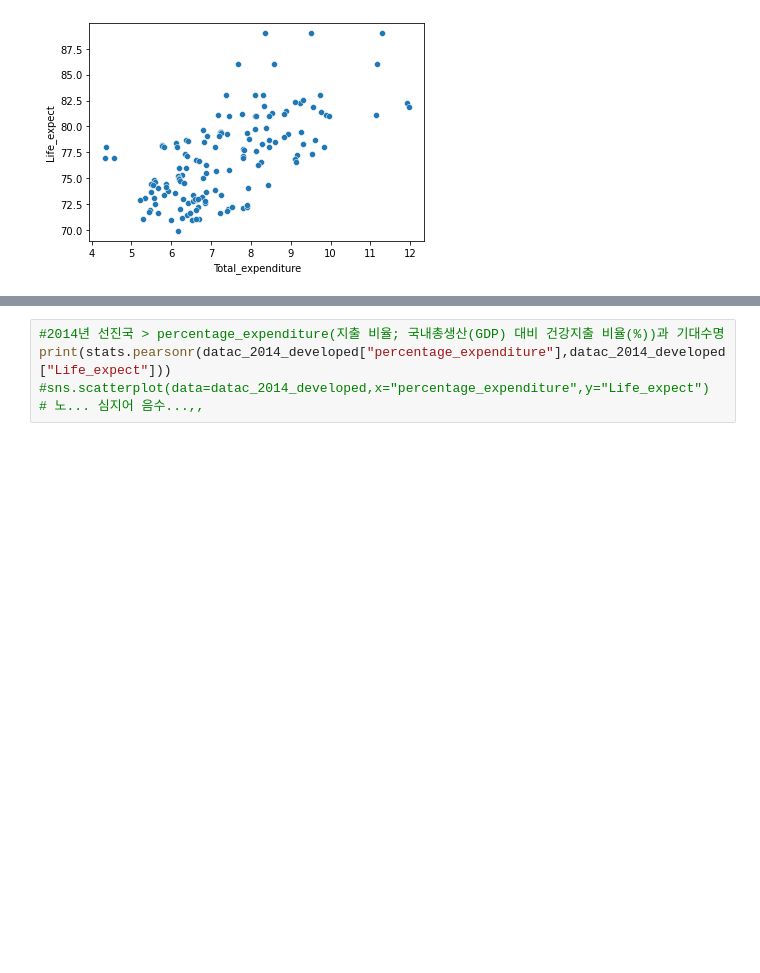
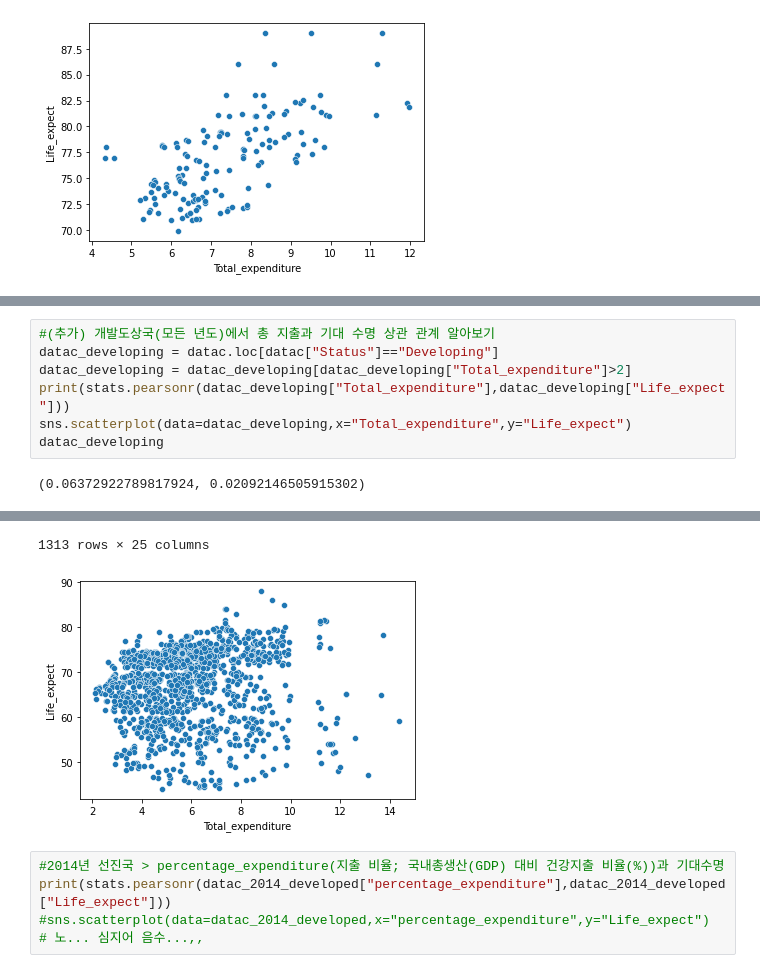
Before and after one commit to doraemon49/SDA-22-2, a Jupyter notebook: Life.ipynb, the cells around one changed output, grey strips where cells are left out. Saved outputs shown, nothing was run; the diff lists cells and outputs as text; blank space fills up the shorter version.

Commit message:
developing country 총 지출과 기대수명 관계 (추가)

```diff
--- a/Life.ipynb
+++ b/Life.ipynb
@@ -895 +916,10 @@ datac_2014_developing
 [figure]
+# %%
+#(추가) 개발도상국(모든 년도)에서 총 지출과 기대 수명 상관 관계 알아보기
+datac_developing = datac.loc[datac["Status"]=="Developing"]
+datac_developing = datac_developing[datac_developing["Total_expenditure"]>2]
+print(stats.pearsonr(datac_developing["Total_expenditure"],datac_developing["Life_expect"]))
+sns.scatterplot(data=datac_developing,x="Total_expenditure",y="Life_expect")
+datac_developing
+# %% [output]
+(0.06372922789817924, 0.02092146505915302)
@@ -896,3 +938,5 @@ datac_2014_developing
+1313 rows × 25 columns
+[figure, added]
 # %%
 #2014년 선진국 > percentage_expenditure(지출 비율; 국내총생산(GDP) 대비 건강지출 비율(%))과 기대수명
 print(stats.pearsonr(datac_2014_developed["percentage_expenditure"],datac_2014_developed["Life_expect"]))
```
Also changed, not shown: parts of 19 cells of this notebook.
